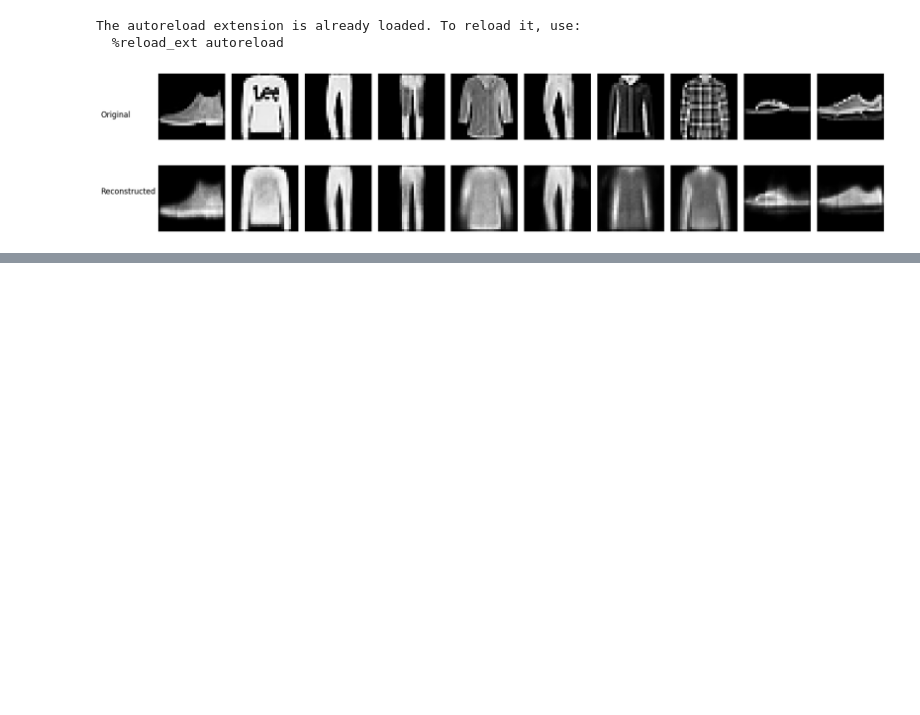
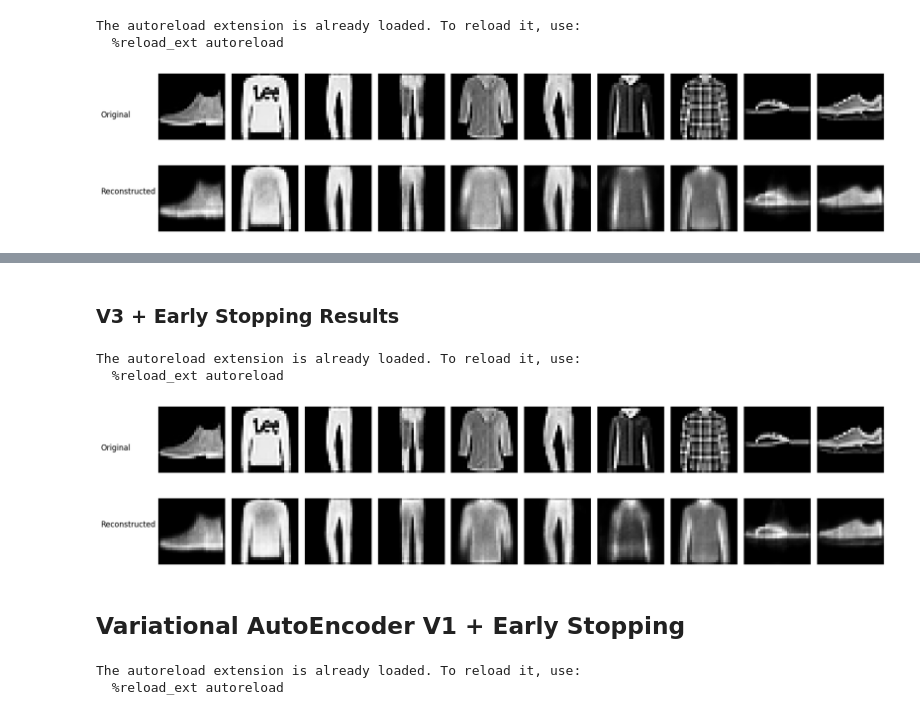
Before and after one commit to Korn64bit/Modular_AutoEncoder, a Jupyter notebook: modular_AE/module/train_notebook.ipynb, the cells around one changed output, grey strips where cells are left out. Cells and saved outputs as stored; diff of their text form; code cells hidden in the pictures; blank space fills up the shorter version.

```diff
--- a/modular_AE/module/train_notebook.ipynb
+++ b/modular_AE/module/train_notebook.ipynb
@@ -296,0 +452,35 @@ The autoreload extension is already loaded. To reload it, use:
+# %% [markdown]
+### V3 + Early Stopping Results
+# %%
+%load_ext autoreload
+%reload_ext autoreload
+%autoreload 2
+
+from plot_image import plot_reconstructed_images
+plot_reconstructed_images(model=autoencoder_V_3, dataloader=test_dataloader, device=device, num_images_to_plot=10)
+# %% [output]
+The autoreload extension is already loaded. To reload it, use:
+  %reload_ext autoreload
+[figure, added]
+# %% [markdown]
+## Variational AutoEncoder V1 + Early Stopping
+# %%
+%load_ext autoreload
+%autoreload 2
+
+def vae_loss_fn(recon_x, x, mu, log_var, recon_loss_type='BCE'):
+    if recon_loss_type == 'BCE':
+        recon_loss_fn = nn.BCELoss(reduction='sum')
+        recon_loss = recon_loss_fn(recon_x, x.view(-1, 28*28))
+    elif recon_loss_type == 'MSE':
+        recon_loss_fn = nn.MSELoss(reduction='sum')
+        recon_loss = recon_loss_fn(recon_x, x.view(-1, 28*28))
+    else:
+        raise ValueError('Unsupported reconstruction_loss_type. Choose "BCE" or "MSE".')
+
+    kld = -0.5 * torch.sum(1 + log_var - mu.pow(2) - log_var.exp())
+
+    return recon_loss + kld
+# %% [output]
+The autoreload extension is already loaded. To reload it, use:
+  %reload_ext autoreload
```
Also changed, not shown: parts of 10 cells of this notebook, 3 other files.
